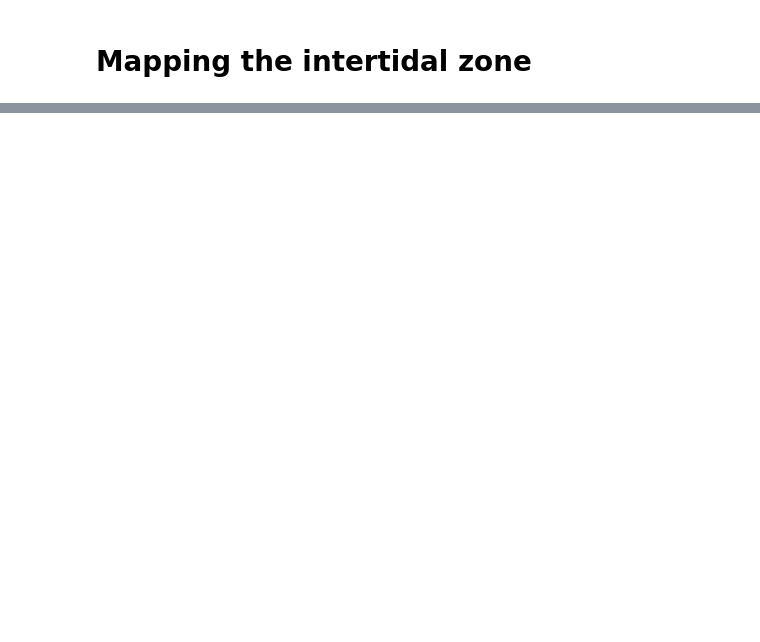
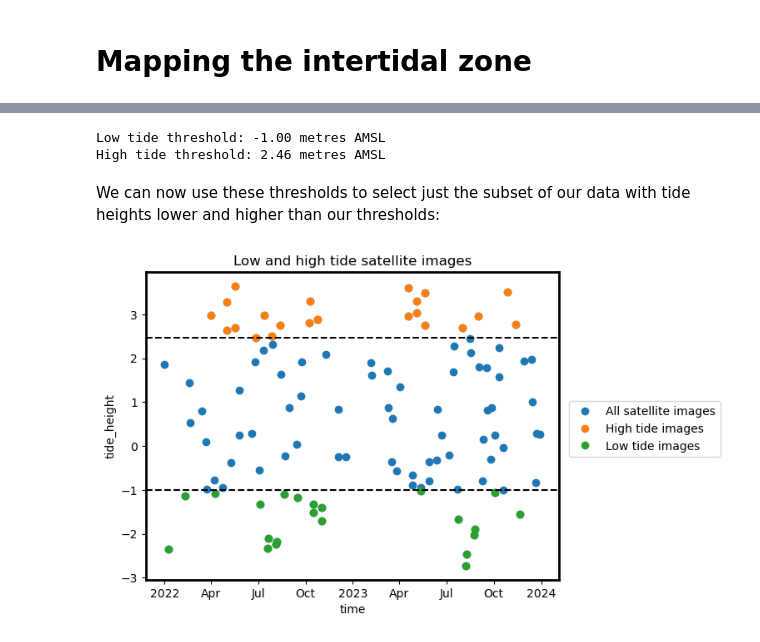
Before and after one commit to GeoscienceAustralia/eo-tides, a Jupyter notebook: docs/notebooks/Case_study_intertidal.ipynb, the cells around one changed output, grey strips where cells are left out. Drawn from its saved outputs; the diff is of its cells as text; code cells hidden in the pictures; blank space fills up the shorter version.

```diff
--- a/docs/notebooks/Case_study_intertidal.ipynb
+++ b/docs/notebooks/Case_study_intertidal.ipynb
@@ -117,0 +156,27 @@ intertidal.odc.explore()
+# %%
+# Calculate low and high tide height thresholds
+lowtide_cutoff = 0.2
+hightide_cutoff = 0.8
+lowtide_thresh, hightide_thresh = ds.tide_height.quantile([lowtide_cutoff, hightide_cutoff])
+print(f"Low tide threshold: {lowtide_thresh:.2f} metres AMSL")
+print(f"High tide threshold: {hightide_thresh:.2f} metres AMSL")
+# %% [output]
+Low tide threshold: -1.00 metres AMSL
+High tide threshold: 2.46 metres AMSL
+# %% [markdown]
+We can now use these thresholds to select just the subset of our data with tide heights lower and higher than our thresholds:
+# %%
+# Extract subset of low and high tide images
+ds_lowtide = ds.sel(time=ds.tide_height <= lowtide_thresh)
+ds_hightide = ds.sel(time=ds.tide_height >= hightide_thresh)
+
+# Plot extracted images over all images
+ds.tide_height.plot(marker="o", linewidth=0, label="All satellite images")
+ds_hightide.tide_height.plot(marker="o", linewidth=0, label="High tide images")
+ds_lowtide.tide_height.plot(marker="o", linewidth=0, label="Low tide images")
+plt.axhline(lowtide_thresh, color="black", linestyle="dashed")
+plt.axhline(hightide_thresh, color="black", linestyle="dashed")
+plt.legend(bbox_to_anchor=(1.01, 0.6))
+plt.title("Low and high tide satellite images");
+# %% [output]
+[figure, added]
```
Also changed, not shown: parts of 41 cells of this notebook.
